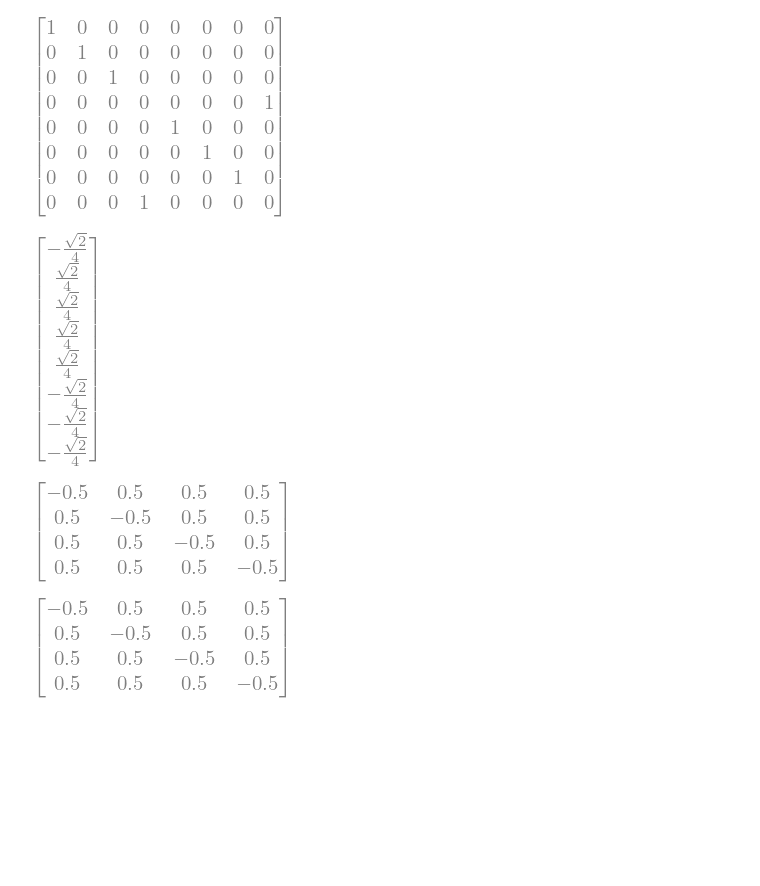
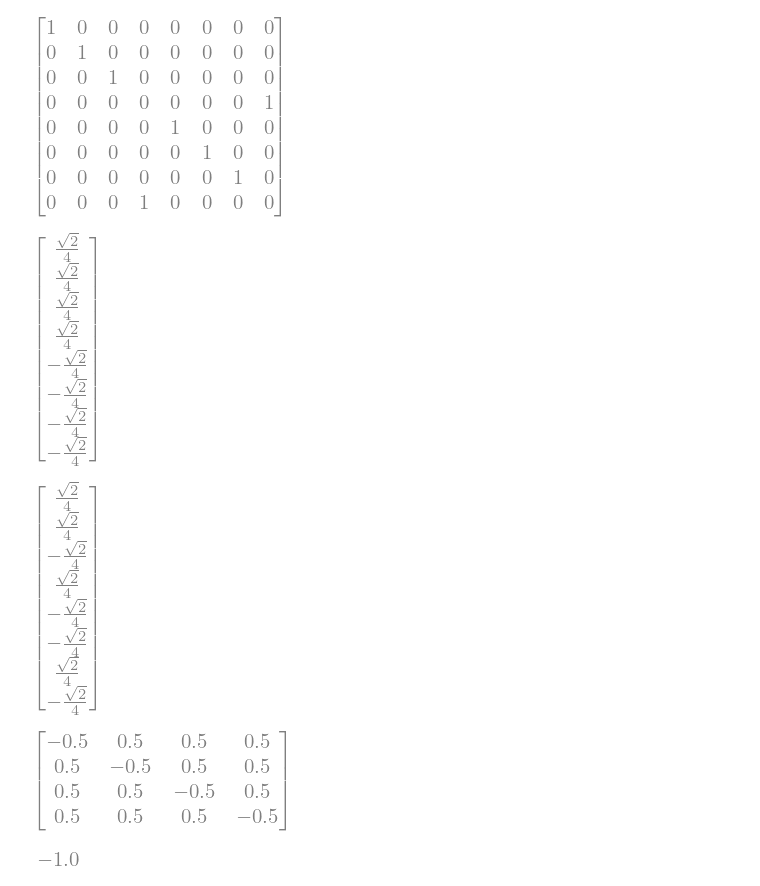
Before and after one commit to jbperin/hello-world, a Jupyter notebook: quantique/OneOutOfFour.ipynb, the cells around one changed output. Cells and saved outputs as stored; diff of their text form; code cells hidden in the pictures; blank space fills up the shorter version.

```diff
--- a/quantique/OneOutOfFour.ipynb
+++ b/quantique/OneOutOfFour.ipynb
@@ -53,10 +53,14 @@ Uf_11 = TensorProduct(I,I,ket0*ket0.T) + TensorProduct(TensorProduct(I,ket0*ket0
 Uf_11
 # %% [output]
 [figure]
+# %%
+TensorProduct(Hgate*ket1,Hgate*ket0,Hgate*ket0)
+# %% [output]
+[figure, added]
 # %%
-Uf_00*TensorProduct(Hgate*ket1,Hgate*ket0,Hgate*ket0)
+Uf_10*TensorProduct(Hgate*ket1,Hgate*ket0,Hgate*ket0)
 # %% [output]
-[figure, old version]
+[figure, new version]
 # %%
 Ub4measure = (1/2)*Matrix([
     [-1, 1, 1, 1],
@@ -68,6 +72,6 @@ Ub4measure
 # %% [output]
 [figure]
 # %%
-Ub4measure
+Ub4measure.det()
 # %% [output]
-[figure, old version]
+[figure, new version]
```
Also changed, not shown: parts of 16 cells of this notebook.
